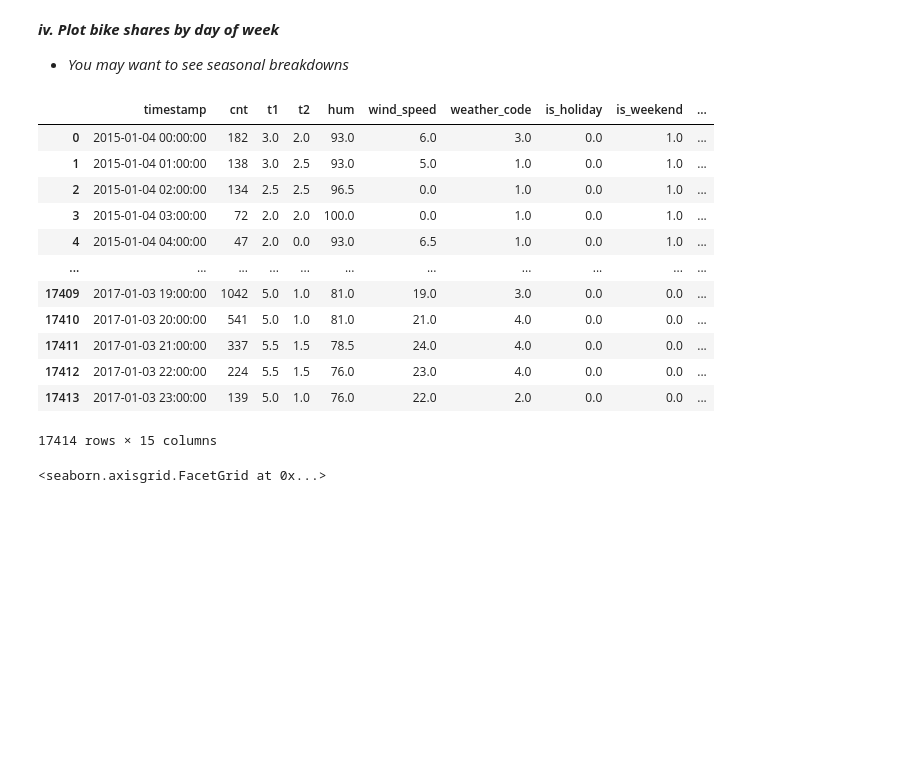
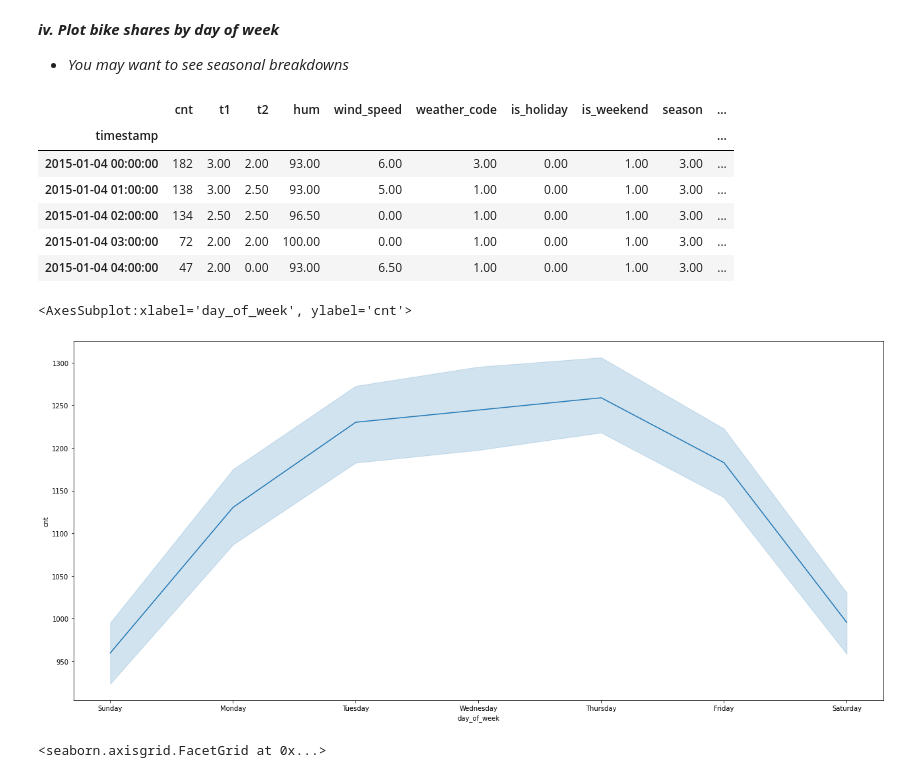
Before and after one commit to Sam-Power/039_demand_prediction, a Jupyter notebook: demand_prediction.ipynb, the cells around one changed output. Cells and saved outputs as stored; diff of their text form; code cells hidden in the pictures; blank space fills up the shorter version.

```diff
--- a/demand_prediction.ipynb
+++ b/demand_prediction.ipynb
@@ -92,4 +96,4 @@ import seaborn as sns
 # %%
-df = pd.read_csv("store_sharing.csv")
-df
+df = pd.read_csv("store_sharing.csv", parse_dates=['timestamp'], index_col='timestamp')
+df.head()
 # %% [output]
@@ -159,6 +155,6 @@ Index(['timestamp', 'cnt', 't1', 't2', 'hum', 'wind_speed', 'weather_code',
       dtype='object')
 # %%
-df["timestamp"] = pd.to_datetime(df["timestamp"])
+#df["timestamp"] = pd.to_datetime(df["timestamp"])
 # %%
 df.info()
 # %% [output]
@@ -181,7 +176,13 @@ dtypes: datetime64[ns](1), float64(8), int64(1)
 memory usage: 1.3 MB
 # %%
-df['timestamp'] = pd.to_datetime(df['timestamp'])
-df['year'] = df['timestamp'].dt.year
-df['month'] = df['timestamp'].dt.month
-df['day'] = df['timestamp'].dt.day
-df['hour'] = df['timestamp'].dt.hour
+# df['timestamp'] = pd.to_datetime(df['timestamp'])
+# df['year'] = df['timestamp'].dt.year
+# df['month'] = df['timestamp'].dt.month
+# df['day'] = df['timestamp'].dt.day
+# df['hour'] = df['timestamp'].dt.hour
+
+df['year'] = df.index.year
+df['month'] = df.index.month
+df['day'] = df.index.day
+df['hour'] = df.index.hour
+df.head()
@@ -220,2 +213,6 @@ df.groupby("year").nunique()
 # %% [markdown]
 ### Plot Breakdowns of Data
+# %%
+pd.options.display.float_format = '{:20,.2f}'.format
+df.var()
+# high var on cnt, hum better to scale those
@@ -274,20 +291,19 @@ sns.catplot(x='hour',y="cnt",data=df,kind='bar', hue="season", height=8.27, aspe
 ***iv. Plot bike shares by day of week***
 - *You may want to see seasonal breakdowns*
 # %%
-df['day_of_week'] = df["timestamp"].dt.day_name()
-df
+df['day_of_week'] = df.index.day_name()
+df.head()
 # %% [output]
-|  | timestamp | cnt | t1 | t2 | hum | wind_speed | weather_code | is_holiday | is_weekend | ... |
-| 0 | 2015-01-04 00:00:00 | 182 | 3.0 | 2.0 | 93.0 | 6.0 | 3.0 | 0.0 | 1.0 | ... |
-| 1 | 2015-01-04 01:00:00 | 138 | 3.0 | 2.5 | 93.0 | 5.0 | 1.0 | 0.0 | 1.0 | ... |
-| 2 | 2015-01-04 02:00:00 | 134 | 2.5 | 2.5 | 96.5 | 0.0 | 1.0 | 0.0 | 1.0 | ... |
-| 3 | 2015-01-04 03:00:00 | 72 | 2.0 | 2.0 | 100.0 | 0.0 | 1.0 | 0.0 | 1.0 | ... |
-| 4 | 2015-01-04 04:00:00 | 47 | 2.0 | 0.0 | 93.0 | 6.5 | 1.0 | 0.0 | 1.0 | ... |
-| ... | ... | ... | ... | ... | ... | ... | ... | ... | ... | ... |
-| 17409 | 2017-01-03 19:00:00 | 1042 | 5.0 | 1.0 | 81.0 | 19.0 | 3.0 | 0.0 | 0.0 | ... |
-| 17410 | 2017-01-03 20:00:00 | 541 | 5.0 | 1.0 | 81.0 | 21.0 | 4.0 | 0.0 | 0.0 | ... |
-| 17411 | 2017-01-03 21:00:00 | 337 | 5.5 | 1.5 | 78.5 | 24.0 | 4.0 | 0.0 | 0.0 | ... |
-| 17412 | 2017-01-03 22:00:00 | 224 | 5.5 | 1.5 | 76.0 | 23.0 | 4.0 | 0.0 | 0.0 | ... |
-| 17413 | 2017-01-03 23:00:00 | 139 | 5.0 | 1.0 | 76.0 | 22.0 | 2.0 | 0.0 | 0.0 | ... |
+|  | cnt | t1 | t2 | hum | wind_speed | weather_code | is_holiday | is_weekend | season | ... |
+| timestamp |  |  |  |  |  |  |  |  |  | ... |
+| 2015-01-04 00:00:00 | 182 | 3.00 | 2.00 | 93.00 | 6.00 | 3.00 | 0.00 | 1.00 | 3.00 | ... |
+| 2015-01-04 01:00:00 | 138 | 3.00 | 2.50 | 93.00 | 5.00 | 1.00 | 0.00 | 1.00 | 3.00 | ... |
+| 2015-01-04 02:00:00 | 134 | 2.50 | 2.50 | 96.50 | 0.00 | 1.00 | 0.00 | 1.00 | 3.00 | ... |
+| 2015-01-04 03:00:00 | 72 | 2.00 | 2.00 | 100.00 | 0.00 | 1.00 | 0.00 | 1.00 | 3.00 | ... |
+| 2015-01-04 04:00:00 | 47 | 2.00 | 0.00 | 93.00 | 6.50 | 1.00 | 0.00 | 1.00 | 3.00 | ... |
-17414 rows × 15 columns
+# %%
+sns.lineplot(x= 'day_of_week', y= 'cnt', data =df)
+# %% [output]
+<AxesSubplot:xlabel='day_of_week', ylabel='cnt'>
+[figure, added]
 # %%
```
Also changed, not shown: parts of 40 cells of this notebook.
